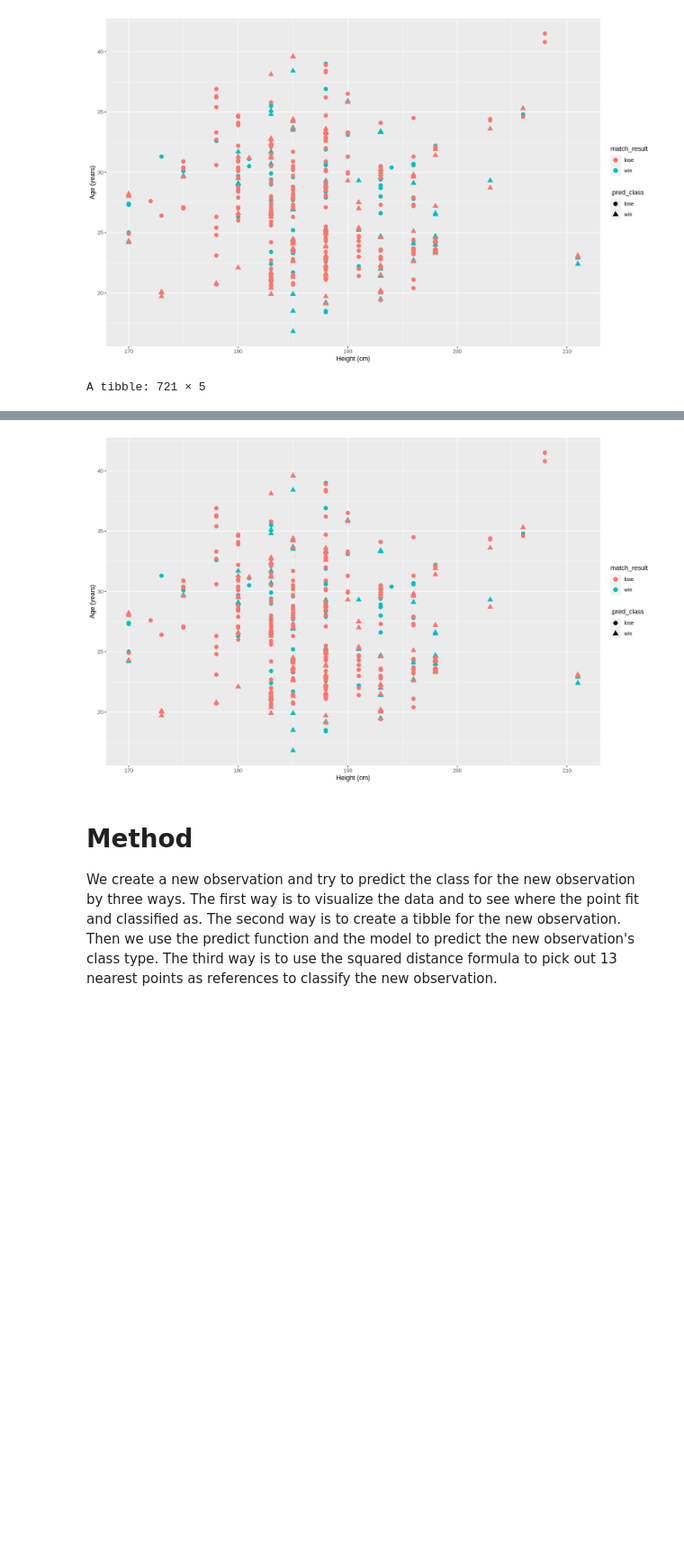
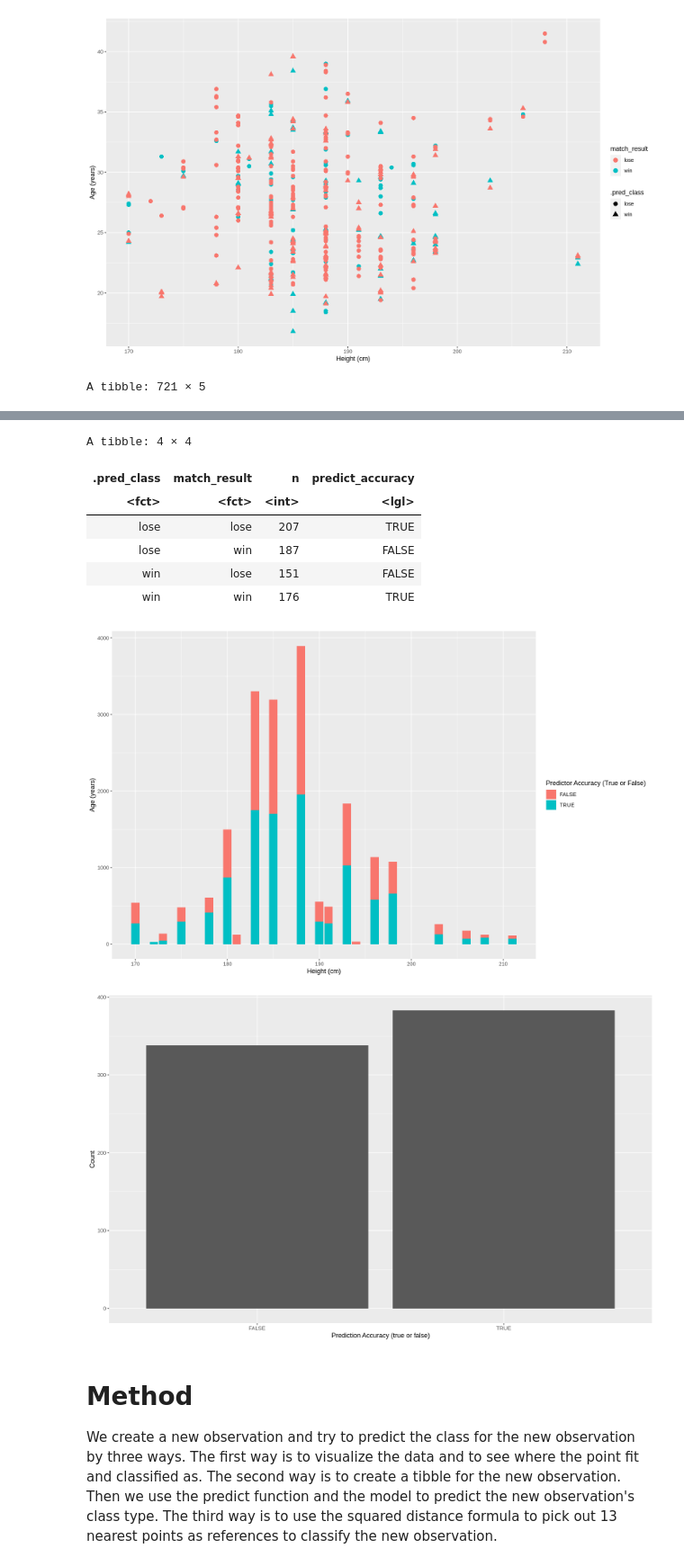
Before and after one commit to bearmohawk/DSCI-100-2022_autumn-Group-37, a Jupyter notebook: Project report Group 37-Copy1.ipynb, the cells around one changed output, grey strips where cells are left out. Shown at 90% size. Drawn from its saved outputs; the diff is of its cells as text; code cells hidden in the pictures; blank space fills up the shorter version.

Commit message:
prediction accuracy plot

```diff
--- a/Project report Group 37-Copy1.ipynb
+++ b/Project report Group 37-Copy1.ipynb
@@ -258,23 +258,41 @@ prediction_plot
 # %%
 #creating a new column to determine how accurate our predictions are
 prediction_accuracy <- match_test_predictions |>
     mutate(predict_accuracy = .pred_class == match_result)
 prediction_accuracy
-prediction_accuracy_plot <- ggplot(data = match_test_predictions,aes(x= ht, y=age, color = match_result, shape = .pred_class)) +
-                        geom_point(size = 3) + labs(x = "Height (cm)", y = "Age (years)")
+
+prediction_accuracy_plot <- ggplot(data = prediction_accuracy,aes(x= ht, y=age, fill = predict_accuracy)) +
+                        geom_bar(stat = "identity") + labs(x = "Height (cm)", y = "Age (years)", fill = "Predictor Accuracy (True or False)")
 prediction_accuracy_plot
+
+predict_accurate <- prediction_accuracy |>
+    count(.pred_class, match_result) |>
+    mutate(predict_accuracy = .pred_class == match_result)
+    #pivot_wider(names_from = predict_accuracy, values_from = n)
+predict_accurate
+predict_accurate_plot <- ggplot(predict_accurate, aes(x= predict_accuracy, y=n)) +
+                        geom_bar(stat = "identity") + labs(x = "Prediction Accuracy (true or false)", y = "Count")
+predict_accurate_plot
 # %% [output]
 A tibble: 721 × 5
 | .pred_class | ht | age | match_result | predict_accuracy |
 | <fct> | <int> | <dbl> | <fct> | <lgl> |
 | win | 183 | 31.7 | win | TRUE |
 | win | 180 | 29.0 | win | TRUE |
 | win | 188 | 32.6 | win | TRUE |
 | ⋮ | ⋮ | ⋮ | ⋮ | ⋮ |
 | win | 181 | 31.2 | lose | FALSE |
 | lose | 185 | 27.8 | lose | TRUE |
 | lose | 188 | 32.7 | lose | TRUE |
+A tibble: 4 × 4
+| .pred_class | match_result | n | predict_accuracy |
+| <fct> | <fct> | <int> | <lgl> |
+| lose | lose | 207 | TRUE |
+| lose | win | 187 | FALSE |
+| win | lose | 151 | FALSE |
+| win | win | 176 | TRUE |
-[figure, old version]
+[figure, new version]
+[figure, added]
 # %% [markdown]
 # Method
 
```
